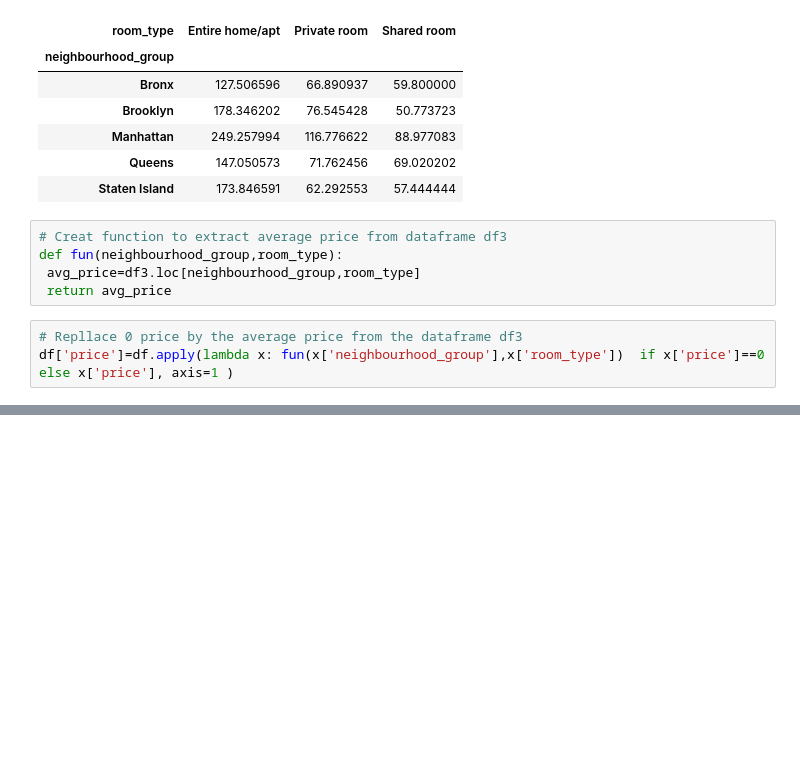
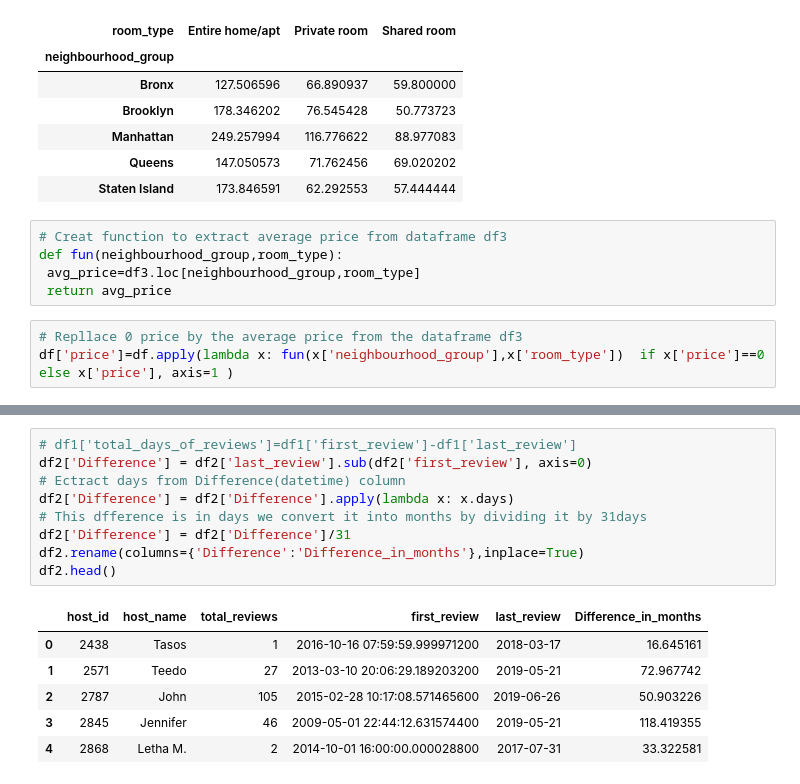
Before and after one commit to amanichivilkar/Airbnb-Booking-Analysis, a Jupyter notebook: Amani_Chivilkar_M1W4_Airbnb_Bookings_Analysis_Capstone_Project.ipynb, the cells around one changed output, grey strips where cells are left out. Saved outputs shown, nothing was run; the diff lists cells and outputs as text; blank space fills up the shorter version.

```diff
--- a/Amani_Chivilkar_M1W4_Airbnb_Bookings_Analysis_Capstone_Project.ipynb
+++ b/Amani_Chivilkar_M1W4_Airbnb_Bookings_Analysis_Capstone_Project.ipynb
@@ -363,0 +207,16 @@ There does not exist any usefull correlation
+# %%
+# df1['total_days_of_reviews']=df1['first_review']-df1['last_review']
+df2['Difference'] = df2['last_review'].sub(df2['first_review'], axis=0)
+# Ectract days from Difference(datetime) column
+df2['Difference'] = df2['Difference'].apply(lambda x: x.days)
+# This dfference is in days we convert it into months by dividing it by 31days
+df2['Difference'] = df2['Difference']/31
+df2.rename(columns={'Difference':'Difference_in_months'},inplace=True)
+df2.head()
+# %% [output]
+|  | host_id | host_name | total_reviews | first_review | last_review | Difference_in_months |
+| 0 | 2438 | Tasos | 1 | 2016-10-16 07:59:59.999971200 | 2018-03-17 | 16.645161 |
+| 1 | 2571 | Teedo | 27 | 2013-03-10 20:06:29.189203200 | 2019-05-21 | 72.967742 |
+| 2 | 2787 | John | 105 | 2015-02-28 10:17:08.571465600 | 2019-06-26 | 50.903226 |
+| 3 | 2845 | Jennifer | 46 | 2009-05-01 22:44:12.631574400 | 2019-05-21 | 118.419355 |
+| 4 | 2868 | Letha M. | 2 | 2014-10-01 16:00:00.000028800 | 2017-07-31 | 33.322581 |
```
Also changed, not shown: parts of 38 cells of this notebook.
